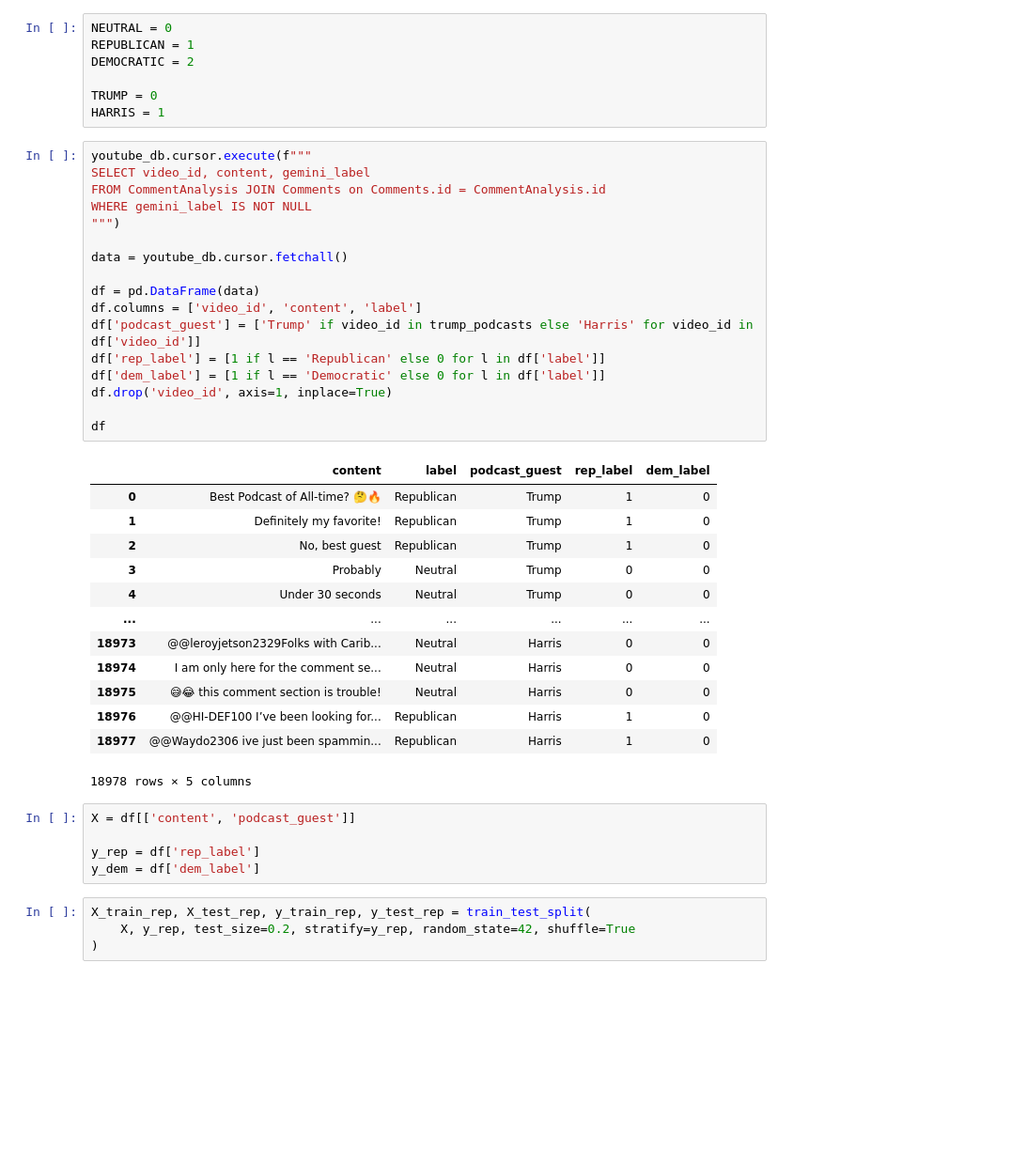
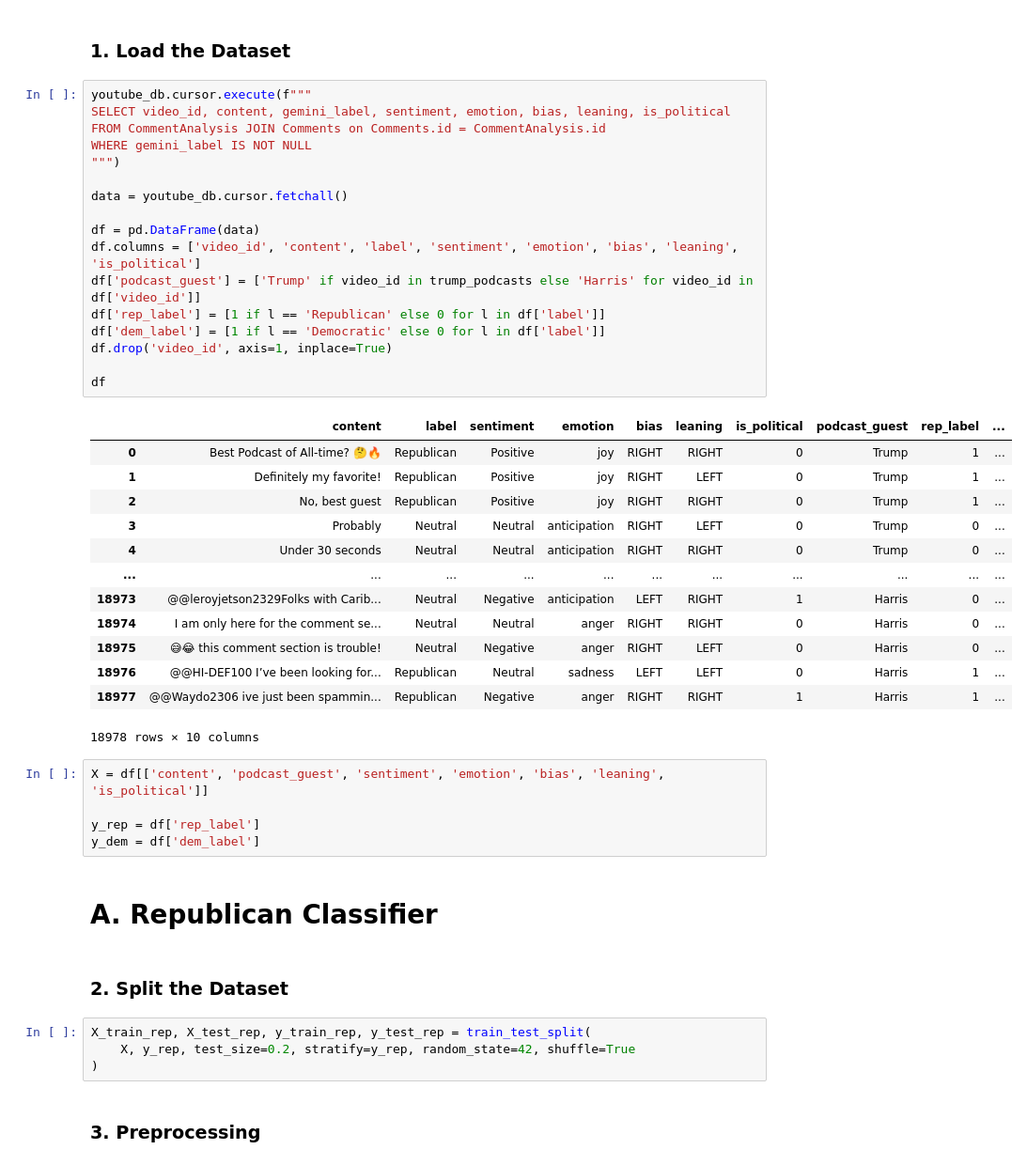
Before and after one commit to Filippo-Corti/SocialMediaMining, a Jupyter notebook: Project/notebooks/YoutubeML2.ipynb, the cells around one changed output. Shown at 94% size. Saved outputs shown, nothing was run; the diff lists cells and outputs as text; blank space fills up the shorter version.

Commit message:
first succesful classifier

```diff
--- a/Project/notebooks/YoutubeML2.ipynb
+++ b/Project/notebooks/YoutubeML2.ipynb
@@ -73,51 +81,52 @@ harris_podcasts = [
 ]
 
 youtube_db = db.SQLiteYoutubeSaver(db_name='../db/youtube.db')
-# %%
-NEUTRAL = 0
-REPUBLICAN = 1
-DEMOCRATIC = 2
-
-TRUMP = 0
-HARRIS = 1
+# %% [markdown]
+### 1. Load the Dataset
 # %%
 youtube_db.cursor.execute(f"""
-SELECT video_id, content, gemini_label
+SELECT video_id, content, gemini_label, sentiment, emotion, bias, leaning, is_political
 FROM CommentAnalysis JOIN Comments on Comments.id = CommentAnalysis.id
 WHERE gemini_label IS NOT NULL
 """)
 
 data = youtube_db.cursor.fetchall()
 
 df = pd.DataFrame(data)
-df.columns = ['video_id', 'content', 'label']
+df.columns = ['video_id', 'content', 'label', 'sentiment', 'emotion', 'bias', 'leaning', 'is_political']
 df['podcast_guest'] = ['Trump' if video_id in trump_podcasts else 'Harris' for video_id in df['video_id']]
 df['rep_label'] = [1 if l == 'Republican' else 0 for l in df['label']]
 df['dem_label'] = [1 if l == 'Democratic' else 0 for l in df['label']]
 df.drop('video_id', axis=1, inplace=True)
 
 df
 # %% [output]
-|  | content | label | podcast_guest | rep_label | dem_label |
-| 0 | Best Podcast of All-time? 🤔🔥 | Republican | Trump | 1 | 0 |
-| 1 | Definitely my favorite! | Republican | Trump | 1 | 0 |
-| 2 | No, best guest | Republican | Trump | 1 | 0 |
-| 3 | Probably | Neutral | Trump | 0 | 0 |
-| 4 | Under 30 seconds | Neutral | Trump | 0 | 0 |
-| ... | ... | ... | ... | ... | ... |
-| 18973 | @@leroyjetson2329Folks with Carib... | Neutral | Harris | 0 | 0 |
-| 18974 | I am only here for the comment se... | Neutral | Harris | 0 | 0 |
-| 18975 | 😅😂 this comment section is trouble! | Neutral | Harris | 0 | 0 |
-| 18976 | @@HI-DEF100 I’ve been looking for... | Republican | Harris | 1 | 0 |
-| 18977 | @@Waydo2306 ive just been spammin... | Republican | Harris | 1 | 0 |
+|  | content | label | sentiment | emotion | bias | leaning | is_political | podcast_guest | rep_label | ... |
+| 0 | Best Podcast of All-time? 🤔🔥 | Republican | Positive | joy | RIGHT | RIGHT | 0 | Trump | 1 | ... |
+| 1 | Definitely my favorite! | Republican | Positive | joy | RIGHT | LEFT | 0 | Trump | 1 | ... |
+| 2 | No, best guest | Republican | Positive | joy | RIGHT | RIGHT | 0 | Trump | 1 | ... |
+| 3 | Probably | Neutral | Neutral | anticipation | RIGHT | LEFT | 0 | Trump | 0 | ... |
+| 4 | Under 30 seconds | Neutral | Neutral | anticipation | RIGHT | RIGHT | 0 | Trump | 0 | ... |
+| ... | ... | ... | ... | ... | ... | ... | ... | ... | ... | ... |
+| 18973 | @@leroyjetson2329Folks with Carib... | Neutral | Negative | anticipation | LEFT | RIGHT | 1 | Harris | 0 | ... |
+| 18974 | I am only here for the comment se... | Neutral | Neutral | anger | RIGHT | RIGHT | 0 | Harris | 0 | ... |
+| 18975 | 😅😂 this comment section is trouble! | Neutral | Negative | anger | RIGHT | LEFT | 0 | Harris | 0 | ... |
+| 18976 | @@HI-DEF100 I’ve been looking for... | Republican | Neutral | sadness | LEFT | LEFT | 0 | Harris | 1 | ... |
+| 18977 | @@Waydo2306 ive just been spammin... | Republican | Negative | anger | RIGHT | RIGHT | 1 | Harris | 1 | ... |
-18978 rows × 5 columns
+18978 rows × 10 columns
 # %%
-X = df[['content', 'podcast_guest']]
+X = df[['content', 'podcast_guest', 'sentiment', 'emotion', 'bias', 'leaning', 'is_political']]
 
 y_rep = df['rep_label']
 y_dem = df['dem_label']
+# %% [markdown]
+# A. Republican Classifier
+# %% [markdown]
+### 2. Split the Dataset
 # %%
 X_train_rep, X_test_rep, y_train_rep, y_test_rep = train_test_split(
     X, y_rep, test_size=0.2, stratify=y_rep, random_state=42, shuffle=True
 )
+# %% [markdown]
+### 3. Preprocessing
 # %%
```
Also changed, not shown: parts of 40 cells of this notebook, 4 other files.
